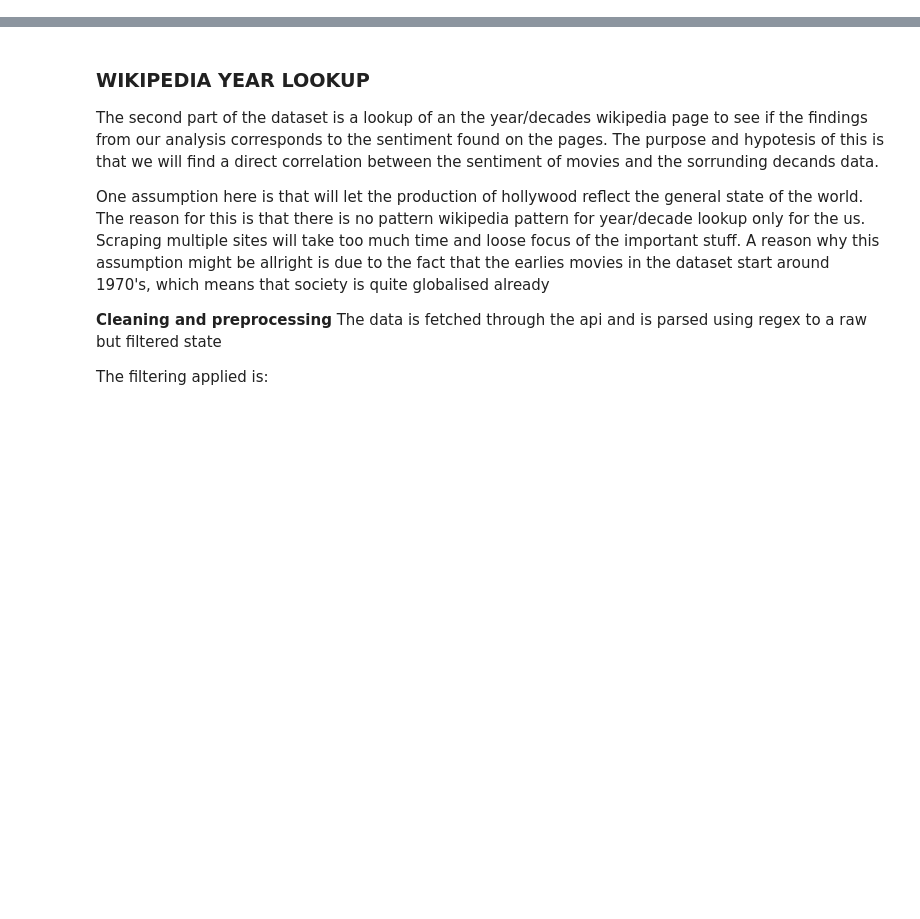
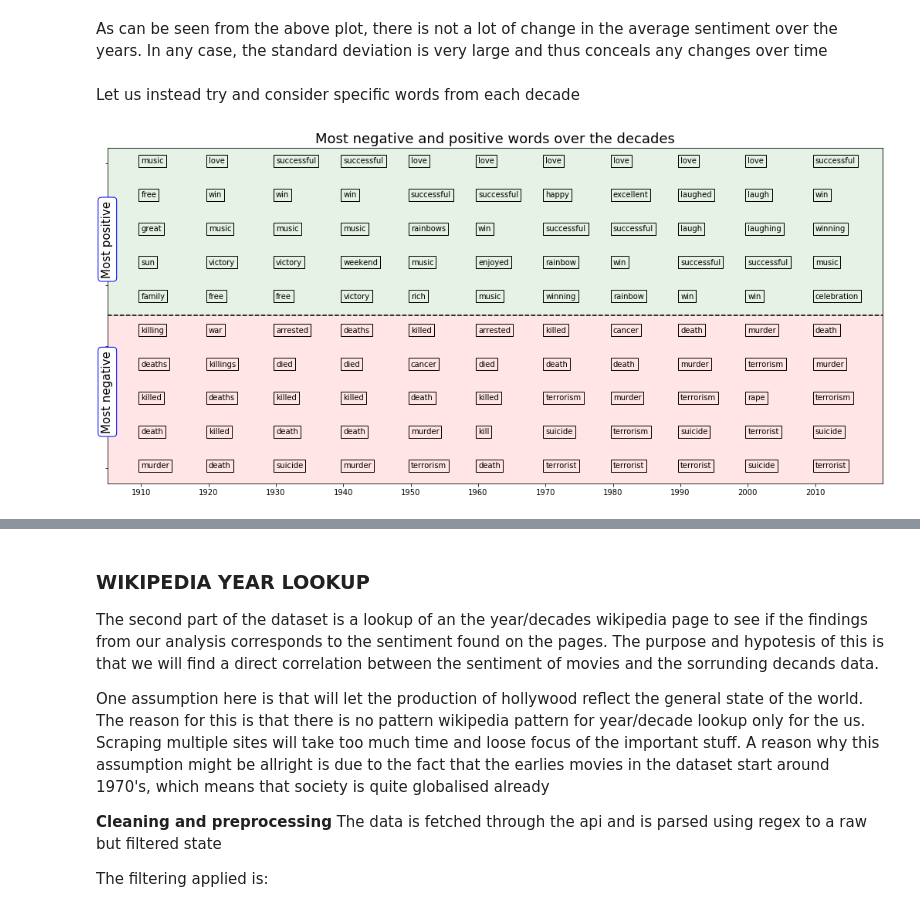
Before and after one commit to GSHDK/Social-Graphs-and-Interactions, a Jupyter notebook: Project assignment B-Wikipedia.ipynb, the cells around one changed output, grey strips where cells are left out. Cells and saved outputs as stored; diff of their text form; code cells hidden in the pictures; blank space fills up the shorter version.

```diff
--- a/Project assignment B-Wikipedia.ipynb
+++ b/Project assignment B-Wikipedia.ipynb
@@ -64,0 +188,40 @@ Every listed element should be written in the following way:
+# %% [markdown]
+As can be seen from the above plot, there is not a lot of change in the average sentiment over the years. In any case, the standard deviation is very large and thus conceals any changes over time
+# %% [markdown]
+Let us instead try and consider specific words from each decade
+# %%
+fig, ax = plt.subplots(figsize = (18,8))
+
+for i in range(len(decades)):
+    l = [x for x in list(zip(wiki_decades[i], map(sentiment_lookup.get, wiki_decades[i]))) if x[1] != None]
+    l = list(set(l))
+    l = sorted(l, key = lambda x: x[1])
+    y = l[:5] + l[-5:]
+    y_plot = np.linspace(0,1, num = len(y))
+    for j in range(len(y)):
+        ax.annotate(s = y[j][0], xy=(decades[i], y_plot[j]), bbox=dict(boxstyle="square",\
+                                                                       ec="black",\
+                                                                         fc="none", zorder=10.))
+
+bbox_props = dict(boxstyle="round", fc="white", ec="b", lw=1)
+
+ax.text(1905, 0.25, "Most negative", ha="center", va="center", rotation=90,
+            size=15,
+            bbox=bbox_props)
+
+ax.text(1905, 0.75, "Most positive", ha="center", va="center", rotation=90,
+            size=15,
+            bbox=bbox_props)
+
+ax.set_xlim(1905,2020)
+ax.set_ylim(-.05,1.05)
+ax.fill_between(x = ax.get_xlim(),y1=ax.get_ylim()[0], y2=0.5, color='red', alpha=0.1)
+ax.fill_between(x = ax.get_xlim(),y1=.5, y2=1.2, color='green', alpha=0.1)
+ax.hlines(y = .5, xmin=1905, xmax=2020, linestyles = '--')
+ax.set_yticklabels([])
+ax.set_xticks(decades)
+plt.title('Most negative and positive words over the decades', fontsize = 18)
+
+plt.show()
+# %% [output]
+[figure, added]
```
Also changed, not shown: parts of 67 cells of this notebook.
